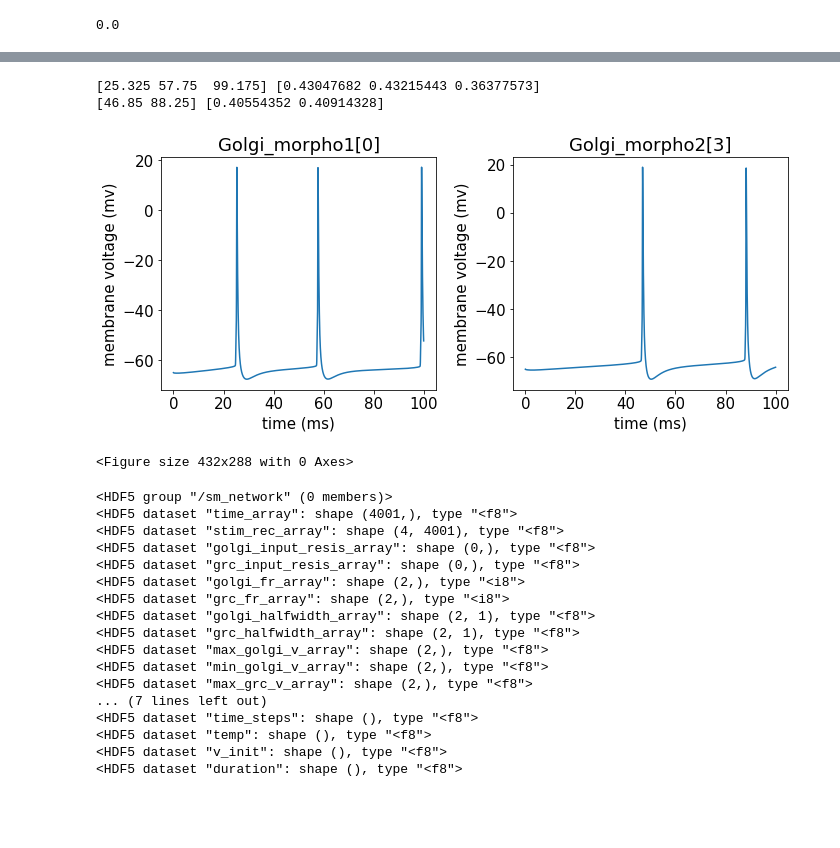
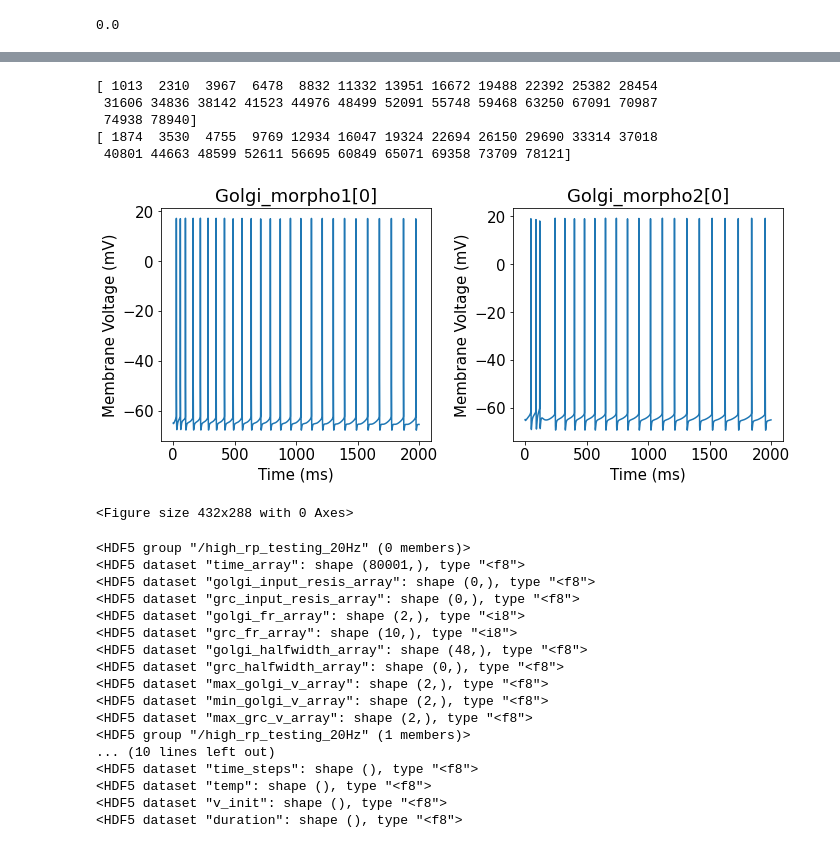
Before and after one commit to Spiritreaper331/Honors-Project-2022, a Jupyter notebook: Cerebellum Model/high_rp_testing_20Hz.ipynb, the cells around one changed output, grey strips where cells are left out. Saved outputs shown, nothing was run; the diff lists cells and outputs as text; code cells hidden in the pictures; blank space fills up the shorter version.

Commit message:
made models consistent with each other

```diff
--- a/Cerebellum Model/high_rp_testing_20Hz.ipynb
+++ b/Cerebellum Model/high_rp_testing_20Hz.ipynb
@@ -273,30 +259,22 @@ plt.rcParams.update({'font.size': 15})
 fig, axes = plt.subplots(1, 2, figsize = (10, 8))
 
 for j, grc_cell in enumerate(grc_cells):
-    plt.subplot(len(grc_cells), 2, j + 1)
+    plt.subplot(len(grc_cells), len(grc_cells), j + 1)
 
     plt.plot(t, grc_cell.vm, label=str(grc_cell))
     plt.title(f"{grc_cell}")
-    plt.xlabel("time (ms)")
-    plt.ylabel("membrane voltage (mv)")
+    plt.xlabel("Time (ms)")
+    plt.ylabel("Membrane Voltage (mV)")
 
     data = np.array(grc_cell.vm)
-    # peaks, width = get_halfwidth(data, threshold=0, distance=200)
+    widths = get_halfwidth(data, threshold=0, distance=0.001)
 
-    peaks = sp.signal.find_peaks(data, threshold=0, distance=200)
-    clipped_data = data.copy()
-    clipped_data[clipped_data<-65] = -65
-    widths, width_height, left_ips, right_ips = sp.signal.peak_widths(clipped_data, peaks[0])
-    peaks = peaks[0] * h.dt
-    widths *= h.dt  # convert from samples to miliseconds
-    print(peaks, widths)
-
-    grc_fr_array.append(len(np.array(grc_cell.spike_time_vec))) # store number of times fired
+    grc_fr_array.append(len(grc_cell.spike_time_vec))
     max_grc_v_array.append(np.max(data))
     min_grc_v_array.append(np.min(data))
     grc_halfwidth_array.append(widths)
 
 plt.tight_layout()
 plt.show()
-plt.savefig('sm_network_grc_cells.svg', dpi = 300, facecolor='white', transparent=True)
+plt.savefig('high_rp_20Hz_grc_cells.svg', dpi = 300, facecolor='white', transparent=True)
 # %% [output]
@@ -307,38 +293,33 @@ plt.savefig('sm_network_grc_cells.svg', dpi = 300, facecolor='white', transparen
 # %%
 # plot traces of golgi cells
 plt.rcParams.update({'font.size': 15})
 fig, axes = plt.subplots(1, 2, figsize = (10, 8))
 
 for j, golgi_cell in enumerate(golgi_cells):
-    plt.subplot(len(golgi_cells), 2, j + 1)
+    plt.subplot(len(golgi_cells), len(golgi_cells), j + 1)
 
     plt.plot(t, golgi_cell.vm, label=str(golgi_cell))
     plt.title(f"{golgi_cell}")
-    plt.xlabel("time (ms)")
-    plt.ylabel("membrane voltage (mv)")
+    plt.xlabel("Time (ms)")
+    plt.ylabel("Membrane Voltage (mV)")
 
     data = np.array(golgi_cell.vm)
-    # peaks, width = get_halfwidth(data, threshold=0, distance=200)
+    widths = get_halfwidth(data, threshold=0, distance=0.001)
 
-    peaks = sp.signal.find_peaks(data, threshold=0, distance=200)
-    clipped_data = data.copy()
-    clipped_data[clipped_data<-65] = -65
-    widths, width_heights, left_ips, right_ips = sp.signal.peak_widths(clipped_data, peaks[0])
-    peaks = peaks[0] * h.dt
-    widths *= h.dt  # convert from samples to miliseconds
-    print(peaks, widths)
-
-    golgi_fr_array.append(len(np.array(golgi_cell.spike_time_vec))) # store number of times fired
+    golgi_fr_array.append(len(golgi_cell.spike_time_vec)) # store number of times fired
     max_golgi_v_array.append(np.max(data)) # store max amp
     min_golgi_v_array.append(np.min(data)) # store min amp
     golgi_halfwidth_array.append(widths)
 
 plt.tight_layout()
 plt.show()
-plt.savefig('sm_network_golgi_cells.svg', dpi = 300, facecolor='white', transparent=True)
+plt.savefig('high_rp_20Hz_golgi_cells.svg', dpi = 300, facecolor='white', transparent=True)
 # %% [output]
-[25.325 57.75  99.175] [0.43047682 0.43215443 0.36377573]
-[46.85 88.25] [0.40554352 0.40914328]
+[ 1013  2310  3967  6478  8832 11332 13951 16672 19488 22392 25382 28454
+ 31606 34836 38142 41523 44976 48499 52091 55748 59468 63250 67091 70987
+ 74938 78940]
+[ 1874  3530  4755  9769 12934 16047 19324 22694 26150 29690 33314 37018
+ 40801 44663 48599 52611 56695 60849 65071 69358 73709 78121]
-[figure, old version]
+[figure, new version]
 <Figure size 432x288 with 0 Axes>
 # %%
@@ -378,22 +353,22 @@ sim_dict = {'data': {'time_array': t,
 # %%
 # export data using hdf5 utils function to import into generate figures
 file_path = 'data/sim_history.hdf5'
-model_name = 'sm_network'
+model_name = 'high_rp_testing_20Hz'
 export_data(sim_dict, model_name, file_path)
 # %% [output]
-<HDF5 group "/sm_network" (0 members)>
-<HDF5 dataset "time_array": shape (4001,), type "<f8">
-<HDF5 dataset "stim_rec_array": shape (4, 4001), type "<f8">
+<HDF5 group "/high_rp_testing_20Hz" (0 members)>
+<HDF5 dataset "time_array": shape (80001,), type "<f8">
 <HDF5 dataset "golgi_input_resis_array": shape (0,), type "<f8">
 <HDF5 dataset "grc_input_resis_array": shape (0,), type "<f8">
 <HDF5 dataset "golgi_fr_array": shape (2,), type "<i8">
-<HDF5 dataset "grc_fr_array": shape (2,), type "<i8">
-<HDF5 dataset "golgi_halfwidth_array": shape (2, 1), type "<f8">
-<HDF5 dataset "grc_halfwidth_array": shape (2, 1), type "<f8">
+<HDF5 dataset "grc_fr_array": shape (10,), type "<i8">
+<HDF5 dataset "golgi_halfwidth_array": shape (48,), type "<f8">
+<HDF5 dataset "grc_halfwidth_array": shape (0,), type "<f8">
 <HDF5 dataset "max_golgi_v_array": shape (2,), type "<f8">
 <HDF5 dataset "min_golgi_v_array": shape (2,), type "<f8">
 <HDF5 dataset "max_grc_v_array": shape (2,), type "<f8">
-... (7 lines left out)
+<HDF5 group "/high_rp_testing_20Hz" (1 members)>
+... (10 lines left out)
 <HDF5 dataset "time_steps": shape (), type "<f8">
 <HDF5 dataset "temp": shape (), type "<f8">
 <HDF5 dataset "v_init": shape (), type "<f8">
```
Also changed, not shown: parts of 12 cells of this notebook, 10 other files.
